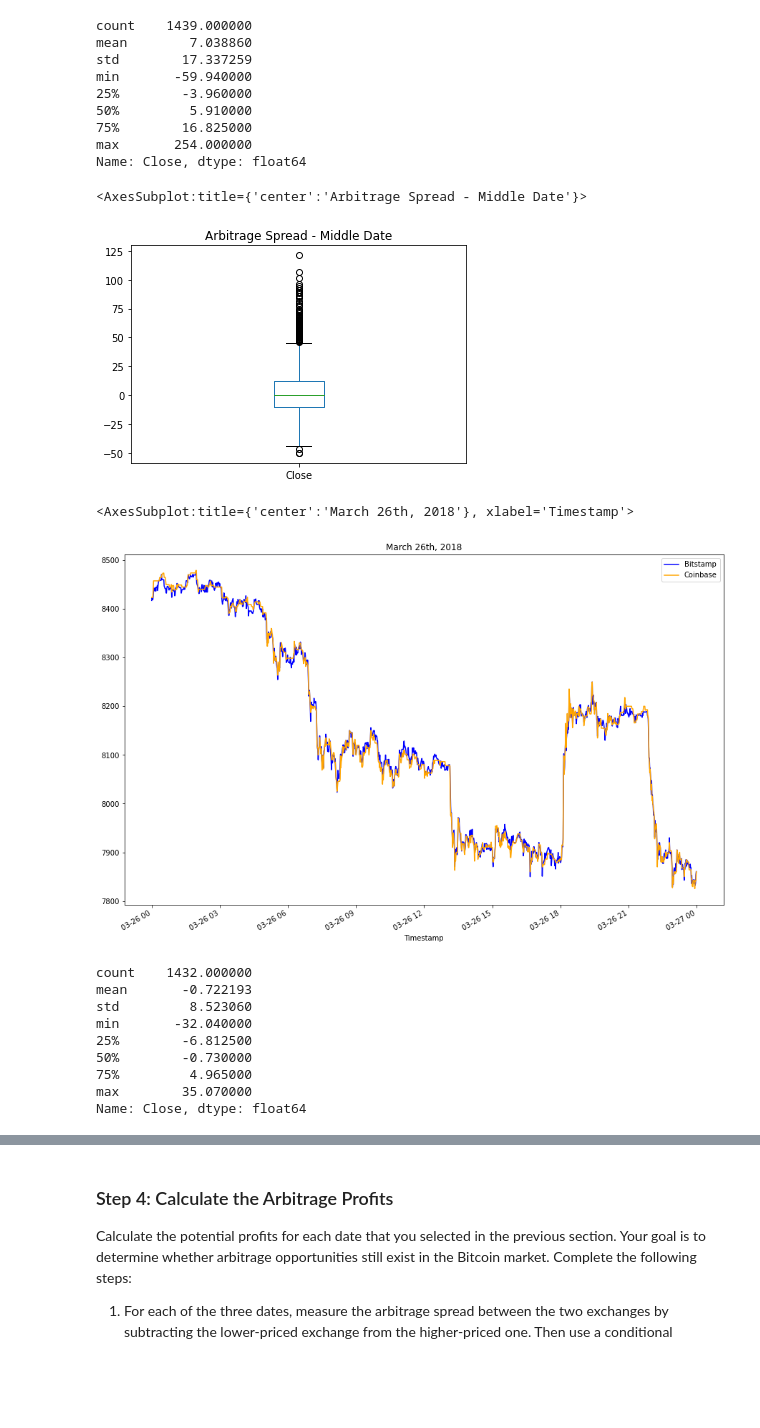
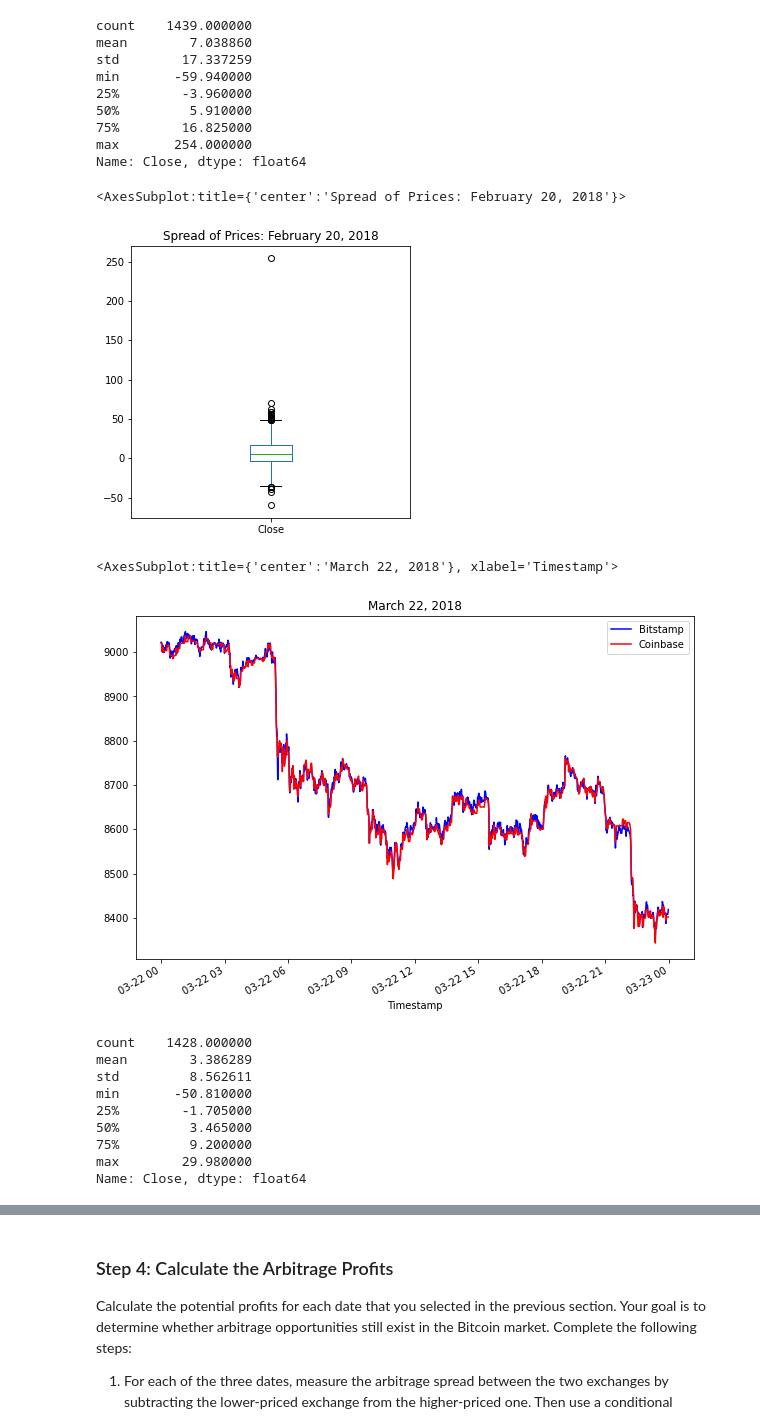
Before and after one commit to Sam-Weiner/Crypto_Arbitrage_Opp_Analysis, a Jupyter notebook: crypto_arbitrage.ipynb, the cells around one changed output, grey strips where cells are left out. Saved outputs shown, nothing was run; the diff lists cells and outputs as text; code cells hidden in the pictures; blank space fills up the shorter version.

Commit message:
Finished charts in step 3

```diff
--- a/crypto_arbitrage.ipynb
+++ b/crypto_arbitrage.ipynb
@@ -430,33 +430,35 @@ max       254.000000
 Name: Close, dtype: float64
 # %%
 # Visualize the arbitrage spread from the middle of the dataset in a box plot
-# YOUR CODE HERE
+arbitrage_spread_middle.plot.box(figsize=(5,5), title="Spread of Prices: February 20, 2018")
 # %% [output]
-<AxesSubplot:title={'center':'Arbitrage Spread - Middle Date'}>
+<AxesSubplot:title={'center':'Spread of Prices: February 20, 2018'}>
-[figure, old version]
+[figure, new version]
 # %%
 # Create an overlay plot that visualizes the two dataframes over a period of one day from late in the dataset.
 # Be sure that the plots include the parameters `legend`, `figsize`, `title`, `color` and `label`
-# YOUR CODE HERE
+bitstamp_sliced.loc["2018-03-22"].plot(
+    legend=True, color="blue", title ="March 22, 2018", figsize=(10,7), label ="Bitstamp")
+coinbase_sliced.loc["2018-03-22"].plot(legend=True, figsize=(10,7), label="Coinbase", color = "red")
 # %% [output]
-<AxesSubplot:title={'center':'March 26th, 2018'}, xlabel='Timestamp'>
+<AxesSubplot:title={'center':'March 22, 2018'}, xlabel='Timestamp'>
-[figure, old version]
+[figure, new version]
 # %%
 # Using the date from the late that you have selected, calculate the arbitrage spread
 # by subtracting the bitstamp lower closing prices from the coinbase higher closing prices
-arbitrage_spread_late = # YOUR CODE HERE
+arbitrage_spread_late = bitstamp_sliced.loc["2018-03-22"] - coinbase_sliced.loc["2018-03-22"]
 
 # Generate summary statistics for the late DataFrame
-# YOUR CODE HERE
+arbitrage_spread_late.describe()
 # %% [output]
-count    1432.000000
-mean       -0.722193
-std         8.523060
-min       -32.040000
-25%        -6.812500
-50%        -0.730000
-75%         4.965000
-max        35.070000
+count    1428.000000
+mean        3.386289
+std         8.562611
+min       -50.810000
+25%        -1.705000
+50%         3.465000
+75%         9.200000
+max        29.980000
 Name: Close, dtype: float64
 # %%
 # Visualize the arbitrage spread from late in the dataset in a box plot
```
Also changed, not shown: parts of 2 cells of this notebook.
